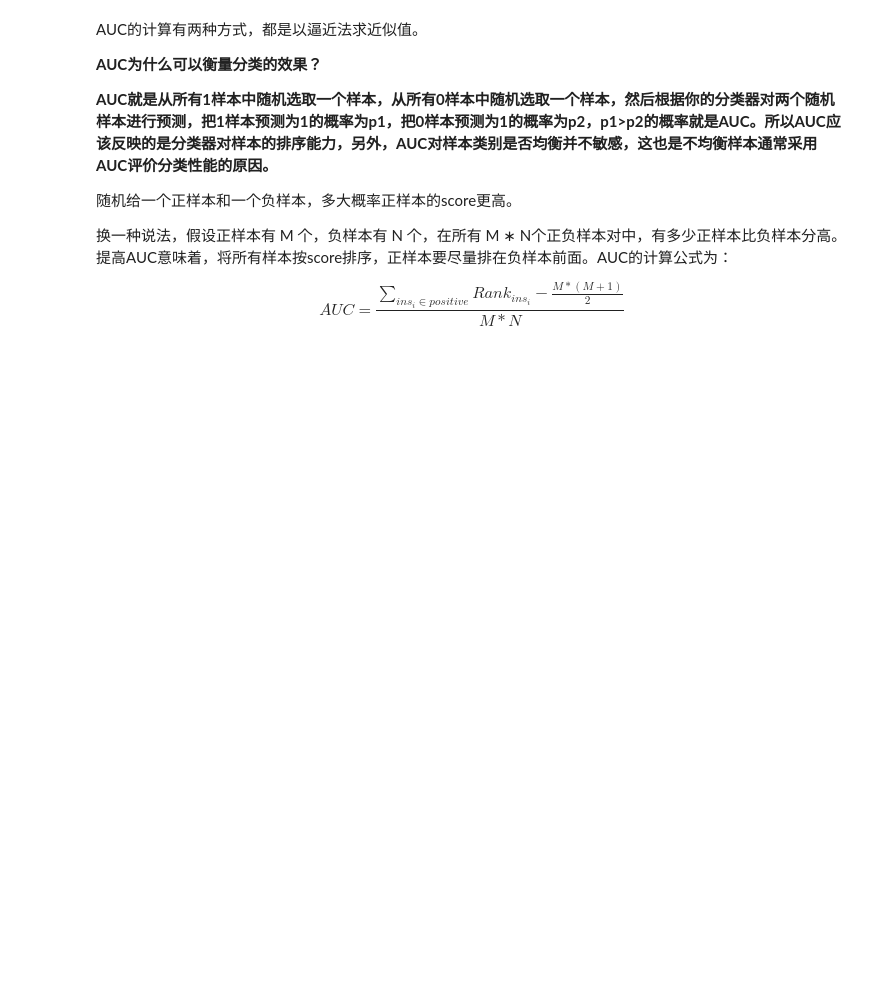
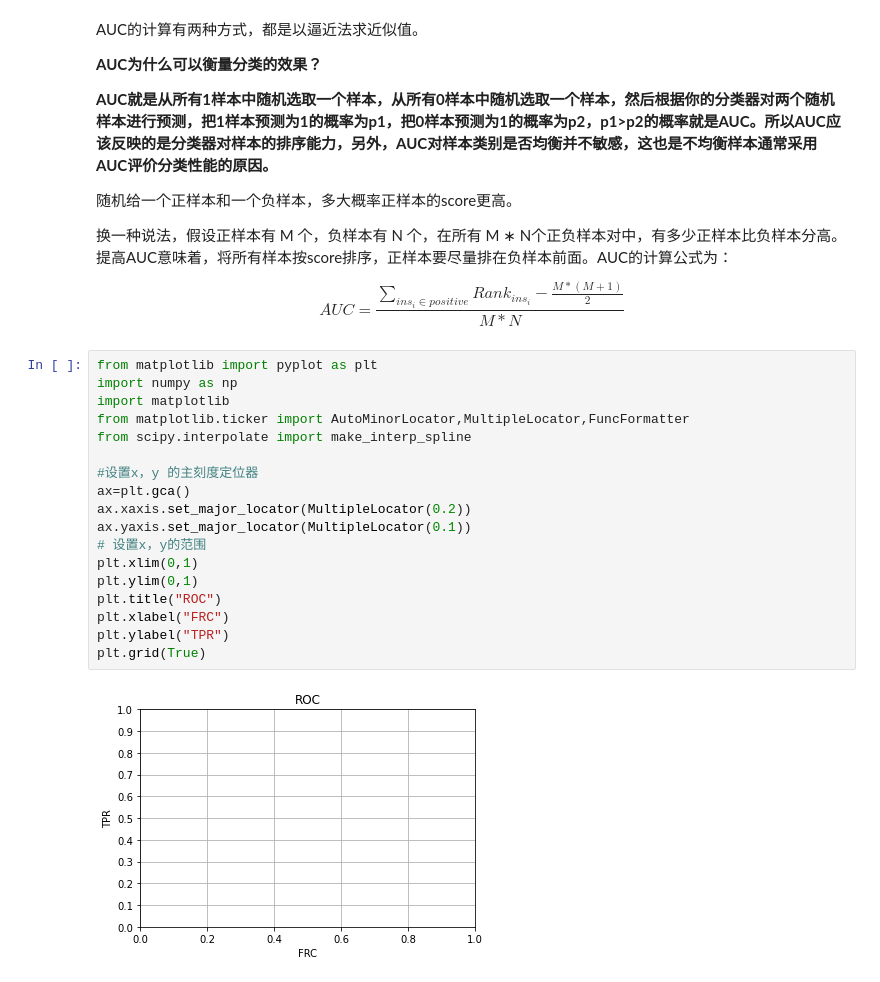
Before and after one commit to zhuzhuruan/Python_Learning, a Jupyter notebook: 7_数据分析/2_机器学习/1_统计学习方法概论/4_分类问题.ipynb, the cells around one changed output. Saved outputs shown, nothing was run; the diff lists cells and outputs as text; blank space fills up the shorter version.

```diff
--- a/7_数据分析/2_机器学习/1_统计学习方法概论/4_分类问题.ipynb
+++ b/7_数据分析/2_机器学习/1_统计学习方法概论/4_分类问题.ipynb
@@ -290,3 +290,23 @@ AUC的计算有两种方式，都是以逼近法求近似值。
 $$
 AUC = \frac{\sum_{ins_{i}\in positive}Rank_{ins_{i}}-\frac{M*(M+1)}{2}}{M*N}
 $$
+# %%
+from matplotlib import pyplot as plt
+import numpy as np
+import matplotlib
+from matplotlib.ticker import AutoMinorLocator,MultipleLocator,FuncFormatter
+from scipy.interpolate import make_interp_spline
+
+#设置x，y 的主刻度定位器
+ax=plt.gca()
+ax.xaxis.set_major_locator(MultipleLocator(0.2))
+ax.yaxis.set_major_locator(MultipleLocator(0.1))
+# 设置x，y的范围
+plt.xlim(0,1)
+plt.ylim(0,1)
+plt.title("ROC")
+plt.xlabel("FRC")
+plt.ylabel("TPR")
+plt.grid(True)
+# %% [output]
+[figure, added]
```
Also changed, not shown: 2 other files.
